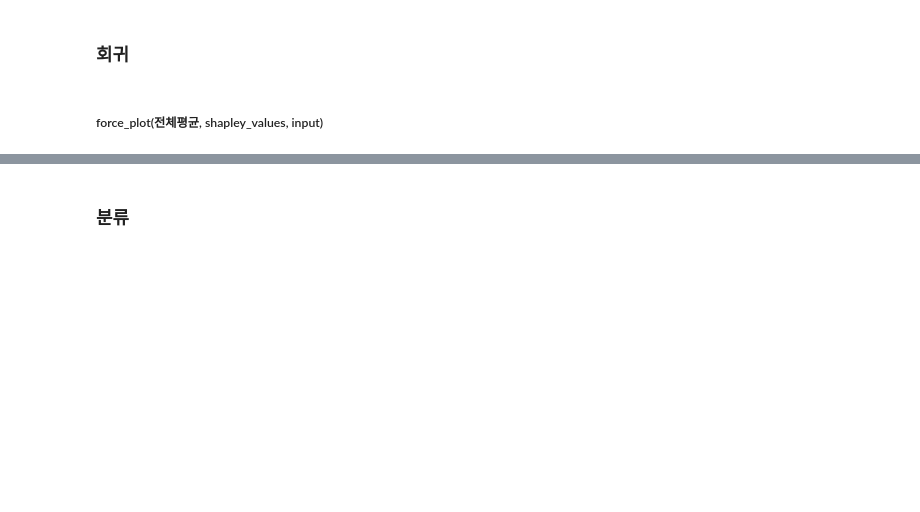
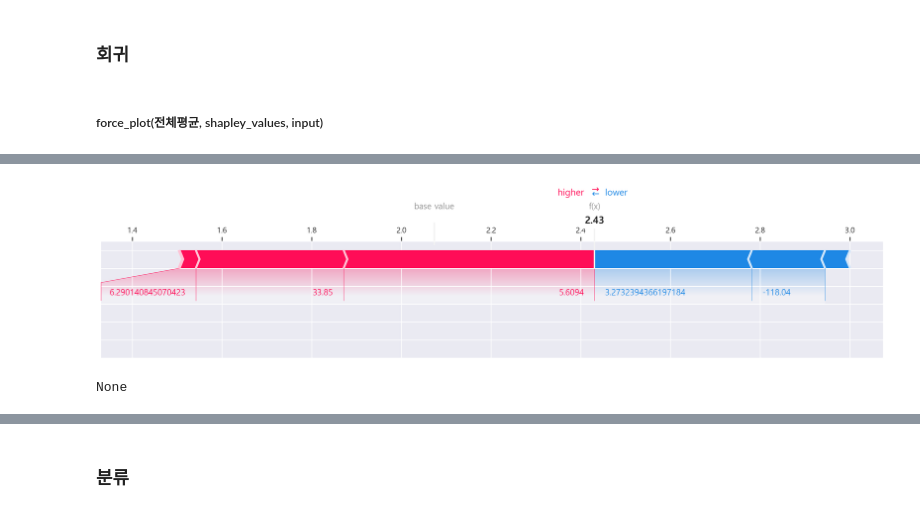
Before and after one commit to chae-zero/TWL, a Jupyter notebook: kimyoo04/머신러닝/지도학습/6. 모델 평가/1. SHAP.ipynb, the cells around one changed output, grey strips where cells are left out. Drawn from its saved outputs; the diff is of its cells as text; code cells hidden in the pictures; blank space fills up the shorter version.

```diff
--- a/kimyoo04/머신러닝/지도학습/6. 모델 평가/1. SHAP.ipynb
+++ b/kimyoo04/머신러닝/지도학습/6. 모델 평가/1. SHAP.ipynb
@@ -134,0 +155,4 @@ import shap
+# %%
+from sklearn.model_selection import train_test_split
+
+x_train, x_test, y_train, y_test = train_test_split(x, y, test_size=0.2)
@@ -134,0 +165,4 @@ import shap
+# %%
+model = LGBMR(max_depth=5, num_leaves=31, learning_rate=0.1)
+# %%
+model.fit(x_train, y_train)
@@ -136,7 +172,7 @@ import shap
 # SHAP
 # %%
 # Shapley value 생성
-explainer = shap.TreeExplainer(model1)
+explainer = shap.TreeExplainer(model)
 shap_values = explainer.shap_values(x_train)
 # %% [markdown]
 ### 회귀
@@ -146,6 +182,8 @@ shap_values = explainer.shap_values(x_train)
 shap.initjs()
 
 idx = 266
-diplay(shap.force_plot(explainer1.expected_value, shap_values1[idx, :], x.iloc[idx,:]))
+display(shap.force_plot(explainer.expected_value, shap_values[idx, :], x_train[idx,:], matplotlib=True))
+plt.show()
 # 변수별 기여도 DateFrame 으로 출력
-display(pd.DataFrame(shap_values1[idx:idx+1, :], columns = list(x)))
+# display(pd.DataFrame(shap_values[idx:idx+1, :], columns = list(x_train)))
+# %% [output]
@@ -152,3 +191,5 @@ display(pd.DataFrame(shap_values1[idx:idx+1, :], columns = list(x)))
+[figure, added]
+None
 # %%
 shap.initjs()
 shap.summary_plot(shap_values, x_train)
```
Also changed, not shown: parts of 15 cells of this notebook, 5 other files.
